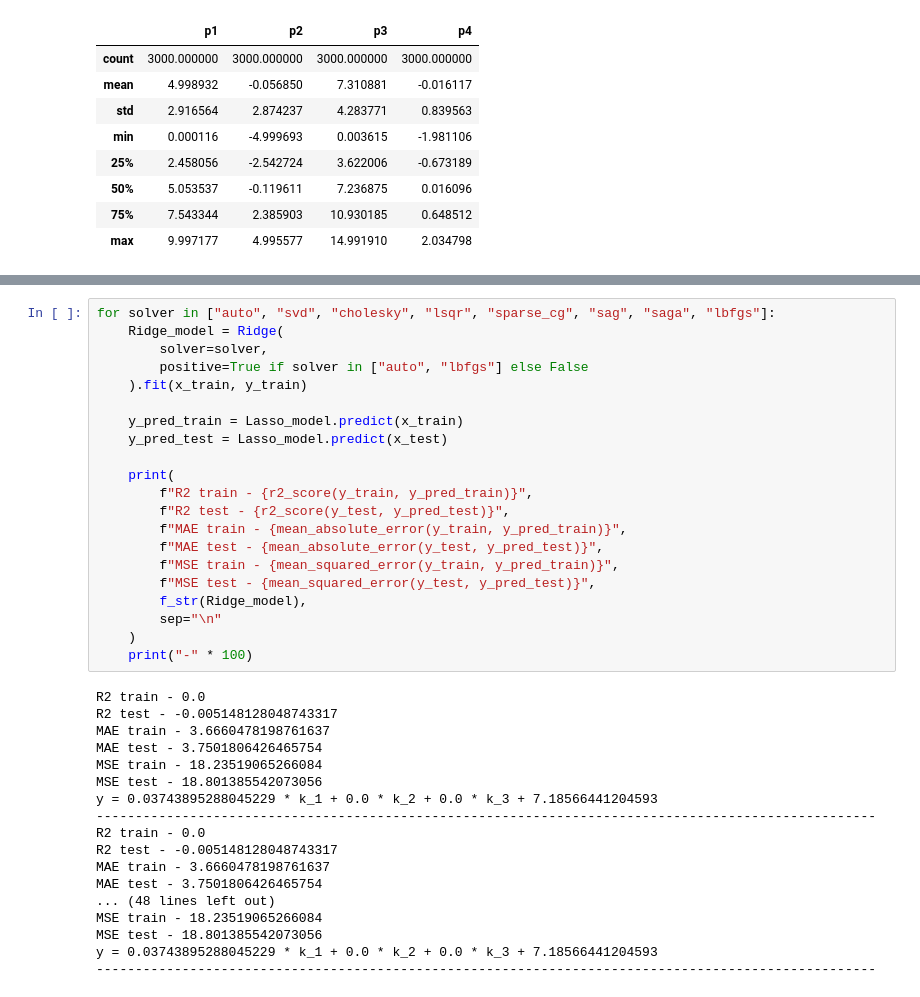
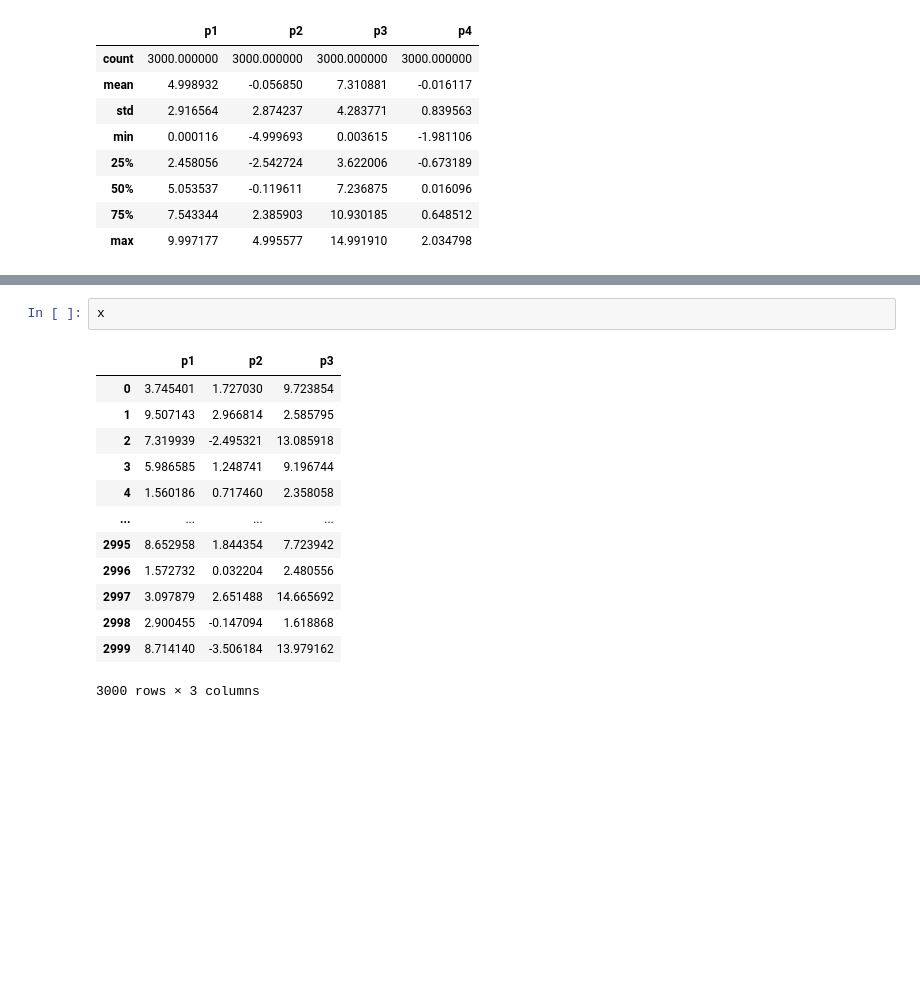
Before and after one commit to egorbeckish/Masters-program, a Jupyter notebook: 1. First Course/Semester 1/Регрессоры/4. Декабрь/04.12.2025/main.ipynb, the cells around one changed output, grey strips where cells are left out. Cells and saved outputs as stored; diff of their text form; blank space fills up the shorter version.

```diff
--- a/1. First Course/Semester 1/Регрессоры/4. Декабрь/04.12.2025/main.ipynb
+++ b/1. First Course/Semester 1/Регрессоры/4. Декабрь/04.12.2025/main.ipynb
@@ -279,39 +56,16 @@ y = 0.0 * k_1 + -0.0 * k_2 + -0.0 * k_3 + 7.372944001157298
-# %%
-for solver in ["auto", "svd", "cholesky", "lsqr", "sparse_cg", "sag", "saga", "lbfgs"]:
-	Ridge_model = Ridge(
-        solver=solver,
-        positive=True if solver in ["auto", "lbfgs"] else False
-    ).fit(x_train, y_train)
-
-	y_pred_train = Lasso_model.predict(x_train)
-	y_pred_test = Lasso_model.predict(x_test)
-
-	print(
-		f"R2 train - {r2_score(y_train, y_pred_train)}",
-		f"R2 test - {r2_score(y_test, y_pred_test)}",
-		f"MAE train - {mean_absolute_error(y_train, y_pred_train)}",
-		f"MAE test - {mean_absolute_error(y_test, y_pred_test)}",
-		f"MSE train - {mean_squared_error(y_train, y_pred_train)}",
-		f"MSE test - {mean_squared_error(y_test, y_pred_test)}",
-		f_str(Ridge_model),
-		sep="\n"
-	)
-	print("-" * 100)
-# %% [output]
-R2 train - 0.0
-R2 test - -0.005148128048743317
-MAE train - 3.6660478198761637
-MAE test - 3.7501806426465754
-MSE train - 18.23519065266084
-MSE test - 18.801385542073056
-y = 0.03743895288045229 * k_1 + 0.0 * k_2 + 0.0 * k_3 + 7.18566441204593
-----------------------------------------------------------------------------------------------------
-R2 train - 0.0
-R2 test - -0.005148128048743317
-MAE train - 3.6660478198761637
-MAE test - 3.7501806426465754
-... (48 lines left out)
-MSE train - 18.23519065266084
-MSE test - 18.801385542073056
-y = 0.03743895288045229 * k_1 + 0.0 * k_2 + 0.0 * k_3 + 7.18566441204593
-----------------------------------------------------------------------------------------------------
+# %%
+x
+# %% [output]
+|  | p1 | p2 | p3 |
+| 0 | 3.745401 | 1.727030 | 9.723854 |
+| 1 | 9.507143 | 2.966814 | 2.585795 |
+| 2 | 7.319939 | -2.495321 | 13.085918 |
+| 3 | 5.986585 | 1.248741 | 9.196744 |
+| 4 | 1.560186 | 0.717460 | 2.358058 |
+| ... | ... | ... | ... |
+| 2995 | 8.652958 | 1.844354 | 7.723942 |
+| 2996 | 1.572732 | 0.032204 | 2.480556 |
+| 2997 | 3.097879 | 2.651488 | 14.665692 |
+| 2998 | 2.900455 | -0.147094 | 1.618868 |
+| 2999 | 8.714140 | -3.506184 | 13.979162 |
+3000 rows × 3 columns
```
Also changed, not shown: parts of 15 cells of this notebook, 1 other file.
